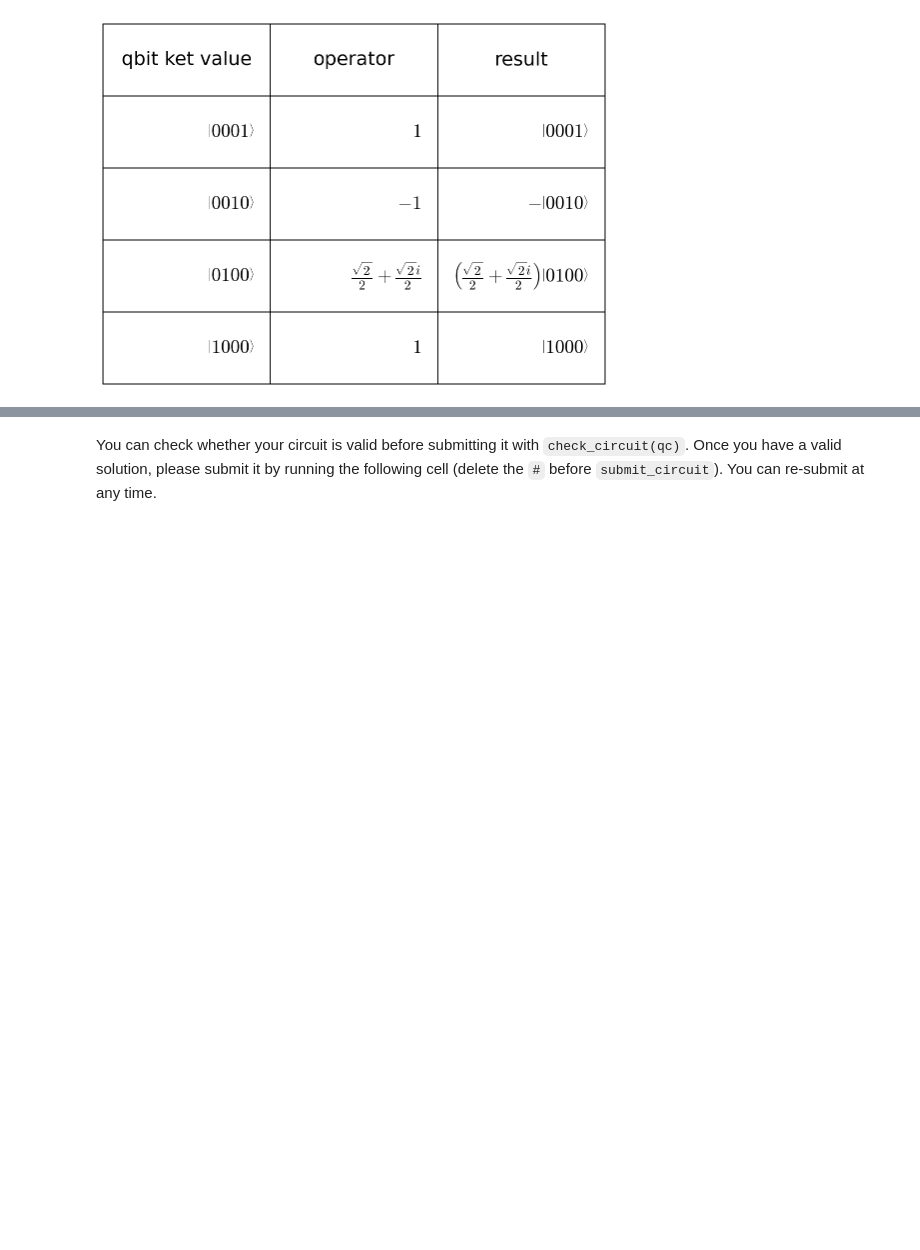
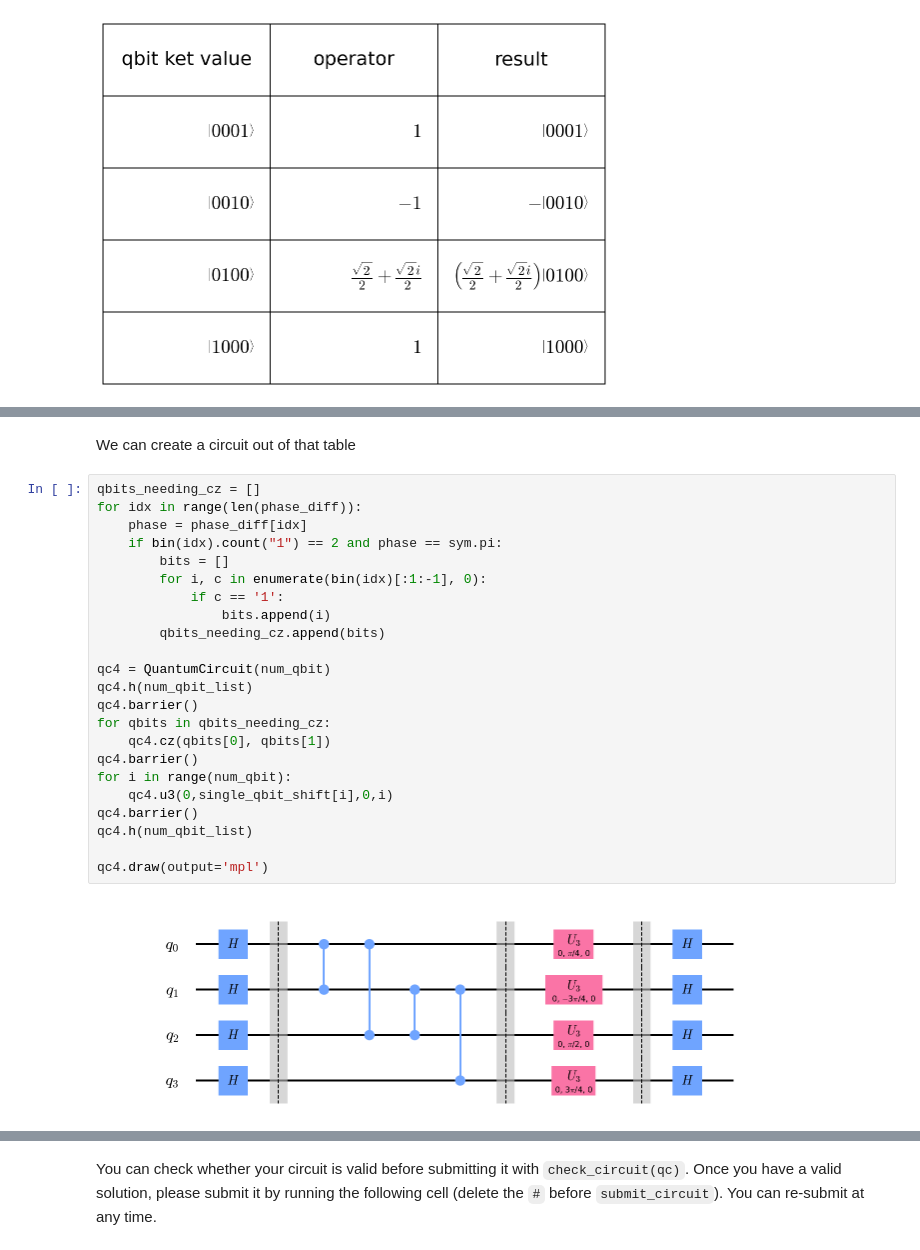
Before and after one commit to jacopomaroli/IBM_may4_challenge_solution, a Jupyter notebook: ex04/Challenge4_CircuitDecomposition.ipynb, the cells around one changed output, grey strips where cells are left out. Cells and saved outputs as stored; diff of their text form; blank space fills up the shorter version.

```diff
--- a/ex04/Challenge4_CircuitDecomposition.ipynb
+++ b/ex04/Challenge4_CircuitDecomposition.ipynb
@@ -564,0 +669,27 @@ $\displaystyle \left[\begin{array}0 & \frac{\pi}{4} & - \frac{3 \pi}{4} & \frac{
+# %% [markdown]
+We can create a circuit out of that table
+# %%
+qbits_needing_cz = []
+for idx in range(len(phase_diff)):
+    phase = phase_diff[idx]
+    if bin(idx).count("1") == 2 and phase == sym.pi:
+        bits = []
+        for i, c in enumerate(bin(idx)[:1:-1], 0):
+            if c == '1':
+                bits.append(i)
+        qbits_needing_cz.append(bits)
+
+qc4 = QuantumCircuit(num_qbit)
+qc4.h(num_qbit_list)
+qc4.barrier()
+for qbits in qbits_needing_cz:
+    qc4.cz(qbits[0], qbits[1])
+qc4.barrier()
+for i in range(num_qbit):
+    qc4.u3(0,single_qbit_shift[i],0,i)
+qc4.barrier()
+qc4.h(num_qbit_list)
+
+qc4.draw(output='mpl')
+# %% [output]
+[figure, added]
```
Also changed, not shown: parts of 36 cells of this notebook.
